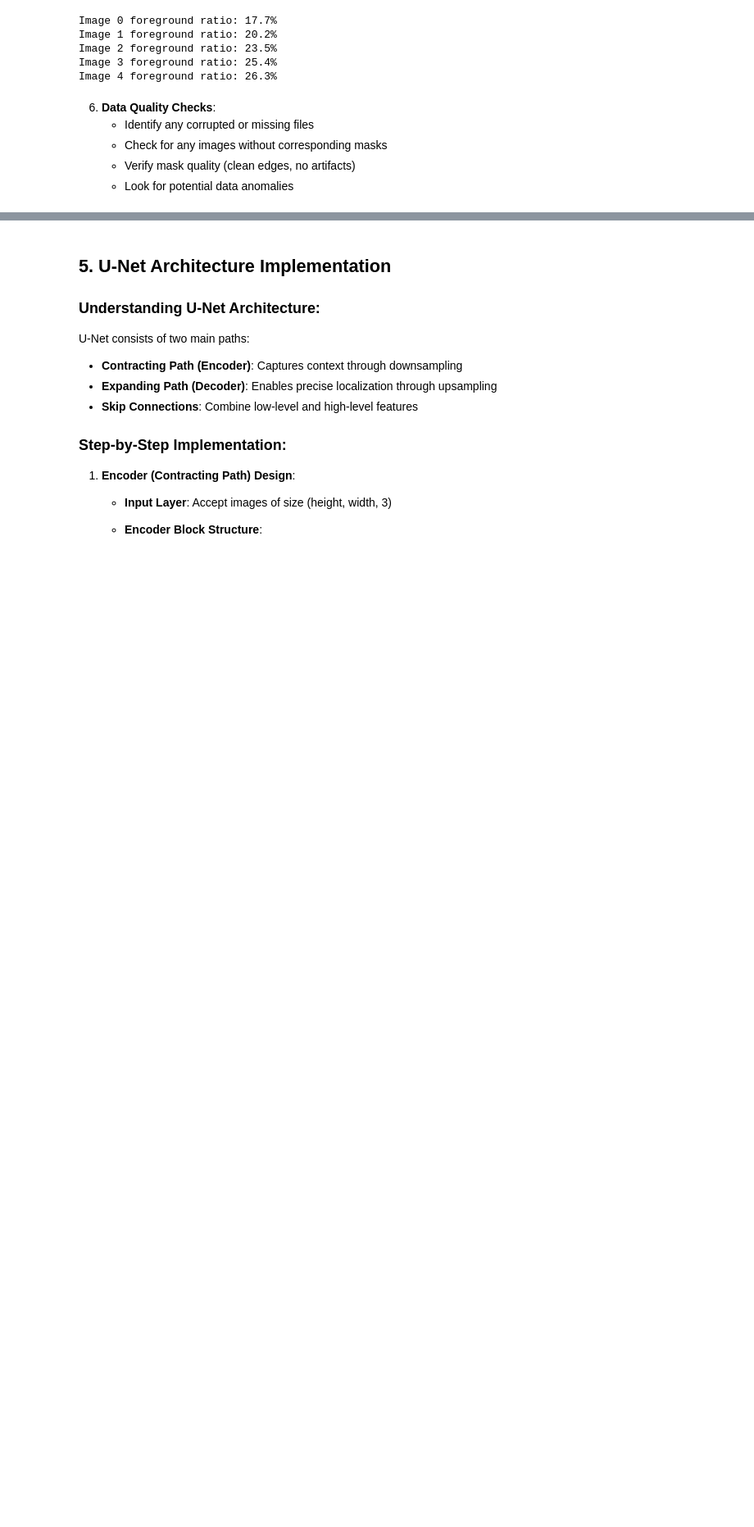
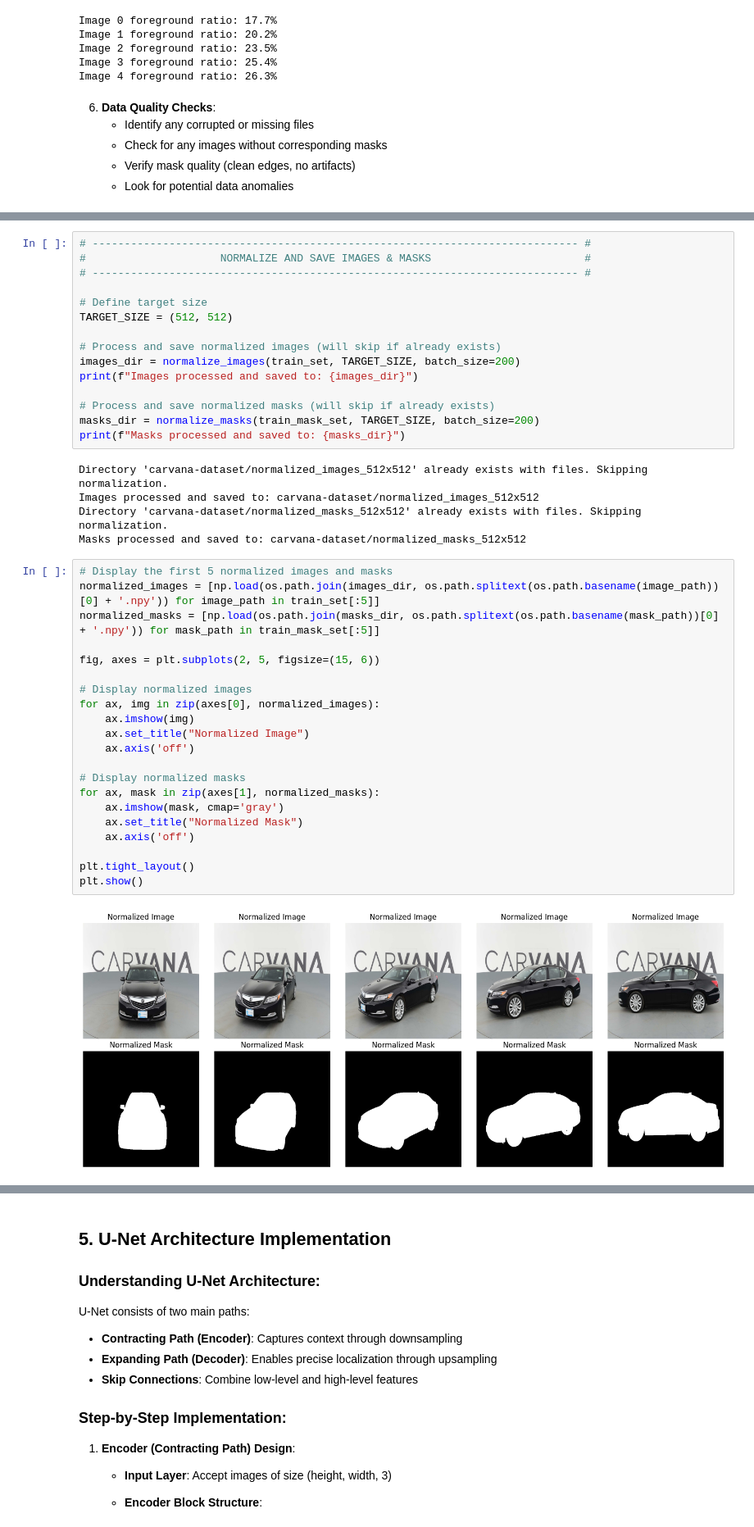
Before and after one commit to starbachi/U-Net_Carvana_Image_Masking, a Jupyter notebook: unet_educational_notebook.ipynb, the cells around one changed output, grey strips where cells are left out. Shown at 82% size. Drawn from its saved outputs; the diff is of its cells as text; blank space fills up the shorter version.

```diff
--- a/unet_educational_notebook.ipynb
+++ b/unet_educational_notebook.ipynb
@@ -523,0 +717,43 @@ No anomalies detected in masks.
+# %%
+# ---------------------------------------------------------------------------- #
+#                     NORMALIZE AND SAVE IMAGES & MASKS                        #
+# ---------------------------------------------------------------------------- #
+
+# Define target size
+TARGET_SIZE = (512, 512)
+
+# Process and save normalized images (will skip if already exists)
+images_dir = normalize_images(train_set, TARGET_SIZE, batch_size=200)
+print(f"Images processed and saved to: {images_dir}")
+
+# Process and save normalized masks (will skip if already exists)
+masks_dir = normalize_masks(train_mask_set, TARGET_SIZE, batch_size=200)
+print(f"Masks processed and saved to: {masks_dir}")
+# %% [output]
+Directory 'carvana-dataset/normalized_images_512x512' already exists with files. Skipping normalization.
+Images processed and saved to: carvana-dataset/normalized_images_512x512
+Directory 'carvana-dataset/normalized_masks_512x512' already exists with files. Skipping normalization.
+Masks processed and saved to: carvana-dataset/normalized_masks_512x512
+# %%
+# Display the first 5 normalized images and masks
+normalized_images = [np.load(os.path.join(images_dir, os.path.splitext(os.path.basename(image_path))[0] + '.npy')) for image_path in train_set[:5]]
+normalized_masks = [np.load(os.path.join(masks_dir, os.path.splitext(os.path.basename(mask_path))[0] + '.npy')) for mask_path in train_mask_set[:5]]
+
+fig, axes = plt.subplots(2, 5, figsize=(15, 6))
+
+# Display normalized images
+for ax, img in zip(axes[0], normalized_images):
+    ax.imshow(img)
+    ax.set_title("Normalized Image")
+    ax.axis('off')
+
+# Display normalized masks
+for ax, mask in zip(axes[1], normalized_masks):
+    ax.imshow(mask, cmap='gray')
+    ax.set_title("Normalized Mask")
+    ax.axis('off')
+
+plt.tight_layout()
+plt.show()
+# %% [output]
+[figure, added]
```
Also changed, not shown: parts of 23 cells of this notebook.
